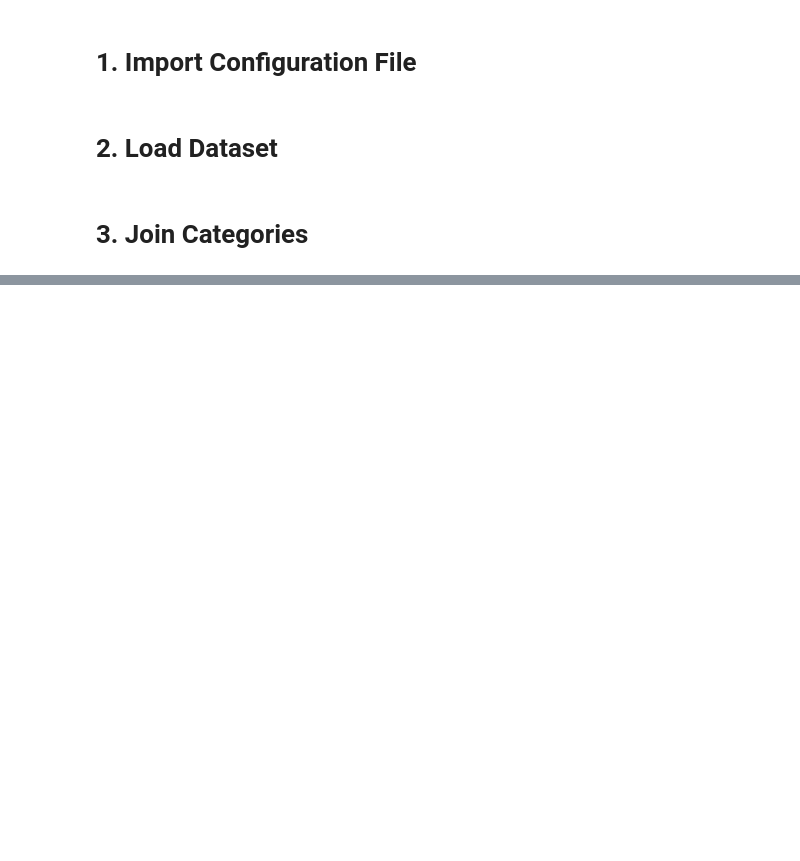
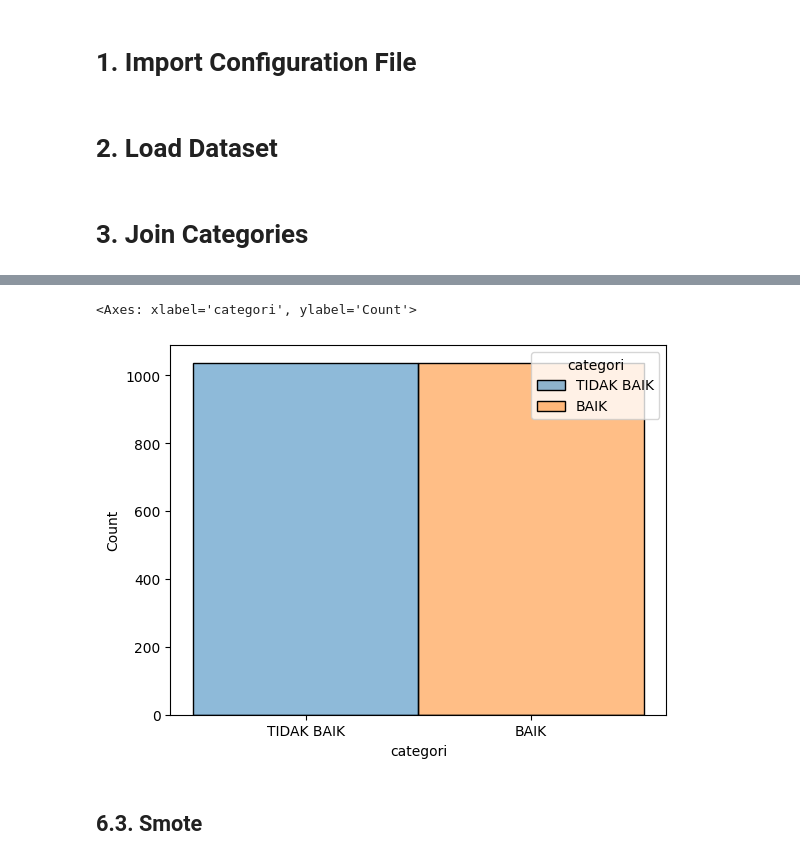
Before and after one commit to amalinadhi/ml_process_examples, a Jupyter notebook: 2. preprocessing.ipynb, the cells around one changed output, grey strips where cells are left out. Saved outputs shown, nothing was run; the diff lists cells and outputs as text; code cells hidden in the pictures; blank space fills up the shorter version.

```diff
--- a/2. preprocessing.ipynb
+++ b/2. preprocessing.ipynb
@@ -39,0 +375,23 @@ train_set, valid_set, test_set = load_dataset(config_data = config_data)
+# %%
+def ros_fit_resample(set_data: pd.DataFrame) -> pd.DataFrame:
+    set_data = set_data.copy()
+
+    # Create sampling object
+    ros = RandomOverSampler(random_state = 11)
+
+    # Balancing set_data
+    X_ros, y_ros = ros.fit_resample(set_data.drop(columns = ["categori"], axis=1), set_data["categori"])
+
+    # Concat data
+    set_data_ros = pd.concat([X_ros, y_ros], axis=1)
+
+    return set_data_ros
+# %%
+train_set_ros = ros_fit_resample(train_set)
+# %%
+sns.histplot(data = train_set_ros, x = "categori", hue = "categori")
+# %% [output]
+<Axes: xlabel='categori', ylabel='Count'>
+[figure, added]
+# %% [markdown]
+## 6.3. Smote
```
Also changed, not shown: parts of 69 cells of this notebook, 12 other files.
